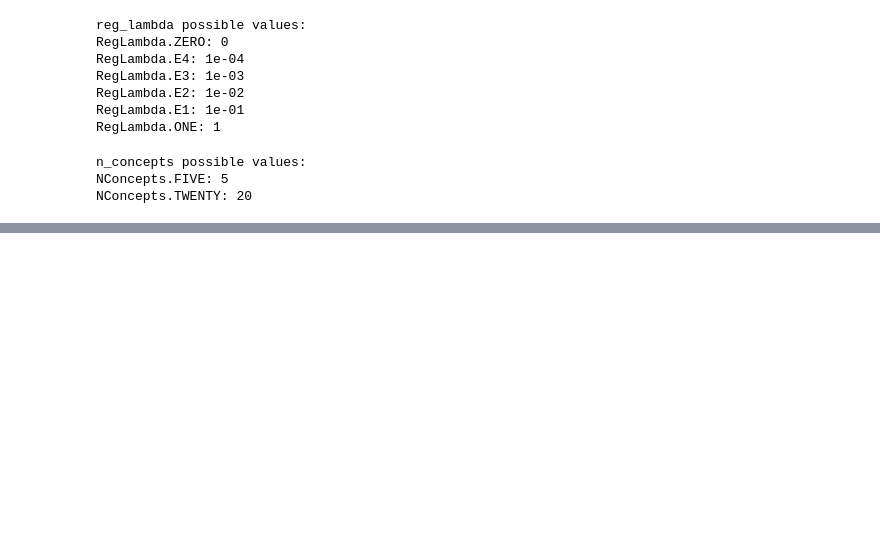
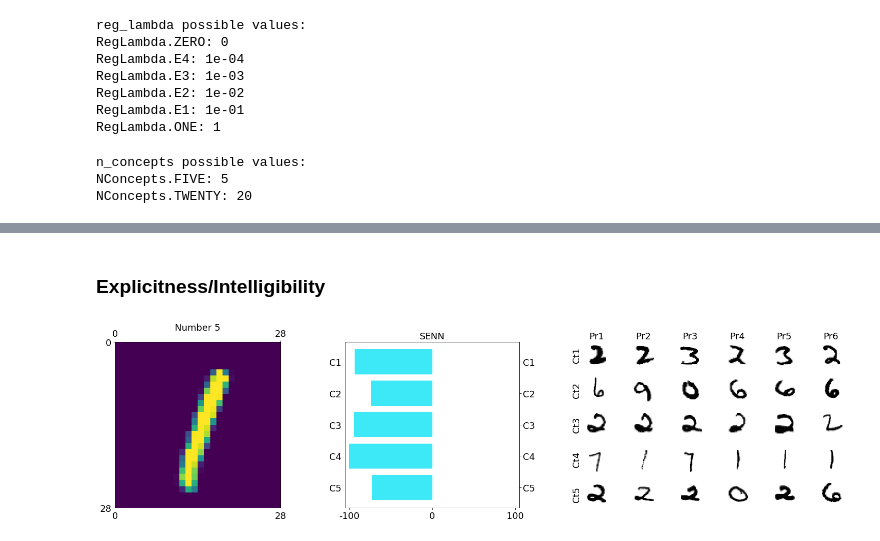
Before and after one commit to ricokoff/FACT-AI, a Jupyter notebook: SENN/Notebook.ipynb, the cells around one changed output, grey strips where cells are left out. Cells and saved outputs as stored; diff of their text form; code cells hidden in the pictures; blank space fills up the shorter version.

```diff
--- a/SENN/Notebook.ipynb
+++ b/SENN/Notebook.ipynb
@@ -75,0 +111,7 @@ Loading MNIST model grad3_Hcnn_Thsimple_Cpts5_Reg0e+00_Sp2e-05_LR0.0002:
+# %% [markdown]
+### Explicitness/Intelligibility
+# %%
+index = 5
+mnist.im_act_con_plot(mnist_cnn_5concepts_models['E4'], index, layout='horizontal')
+# %% [output]
+[figure, added]
```
Also changed, not shown: parts of 23 cells of this notebook, 53 other files.
